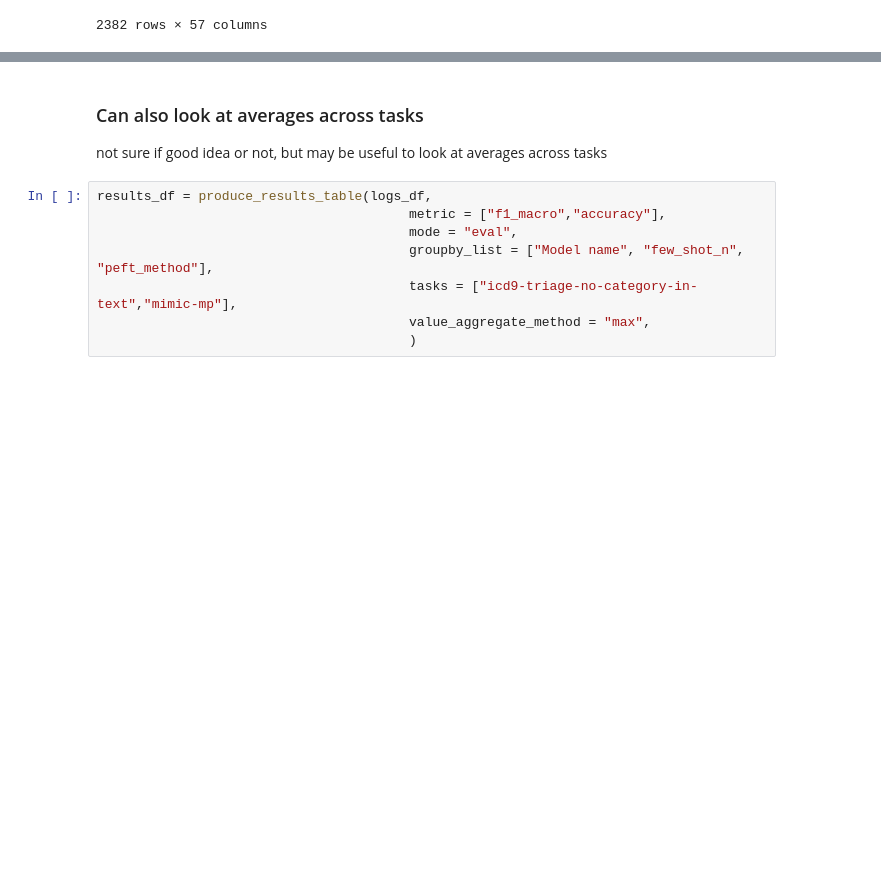
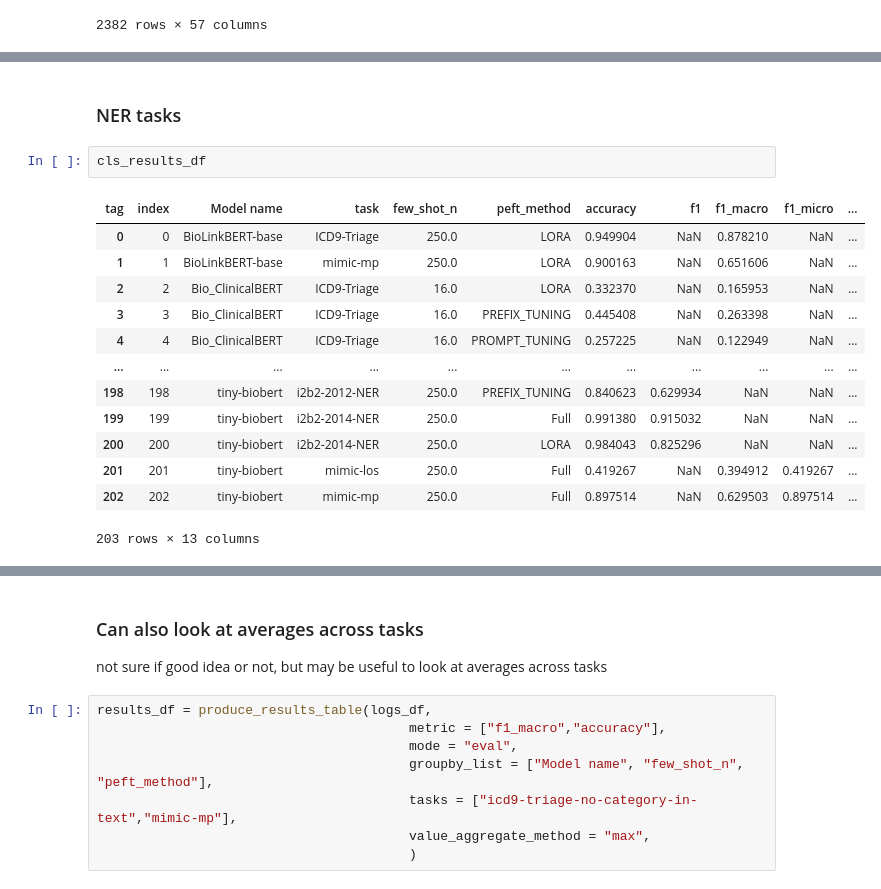
Before and after one commit to nlpie-research/efficient-ml, a Jupyter notebook: notebooks/load_tb_files.ipynb, the cells around one changed output, grey strips where cells are left out. Drawn from its saved outputs; the diff is of its cells as text; blank space fills up the shorter version.

```diff
--- a/notebooks/load_tb_files.ipynb
+++ b/notebooks/load_tb_files.ipynb
@@ -451,0 +503,18 @@ ax.axhline(y=results_df.query("`Model name` == 'roberta-base' & task == @task &
+# %% [markdown]
+### NER tasks
+# %%
+cls_results_df
+# %% [output]
+| tag | index | Model name | task | few_shot_n | peft_method | accuracy | f1 | f1_macro | f1_micro | ... |
+| 0 | 0 | BioLinkBERT-base | ICD9-Triage | 250.0 | LORA | 0.949904 | NaN | 0.878210 | NaN | ... |
+| 1 | 1 | BioLinkBERT-base | mimic-mp | 250.0 | LORA | 0.900163 | NaN | 0.651606 | NaN | ... |
+| 2 | 2 | Bio_ClinicalBERT | ICD9-Triage | 16.0 | LORA | 0.332370 | NaN | 0.165953 | NaN | ... |
+| 3 | 3 | Bio_ClinicalBERT | ICD9-Triage | 16.0 | PREFIX_TUNING | 0.445408 | NaN | 0.263398 | NaN | ... |
+| 4 | 4 | Bio_ClinicalBERT | ICD9-Triage | 16.0 | PROMPT_TUNING | 0.257225 | NaN | 0.122949 | NaN | ... |
+| ... | ... | ... | ... | ... | ... | ... | ... | ... | ... | ... |
+| 198 | 198 | tiny-biobert | i2b2-2012-NER | 250.0 | PREFIX_TUNING | 0.840623 | 0.629934 | NaN | NaN | ... |
+| 199 | 199 | tiny-biobert | i2b2-2014-NER | 250.0 | Full | 0.991380 | 0.915032 | NaN | NaN | ... |
+| 200 | 200 | tiny-biobert | i2b2-2014-NER | 250.0 | LORA | 0.984043 | 0.825296 | NaN | NaN | ... |
+| 201 | 201 | tiny-biobert | mimic-los | 250.0 | Full | 0.419267 | NaN | 0.394912 | 0.419267 | ... |
+| 202 | 202 | tiny-biobert | mimic-mp | 250.0 | Full | 0.897514 | NaN | 0.629503 | 0.897514 | ... |
+203 rows × 13 columns
```
Also changed, not shown: parts of 24 cells of this notebook, 12 other files.
